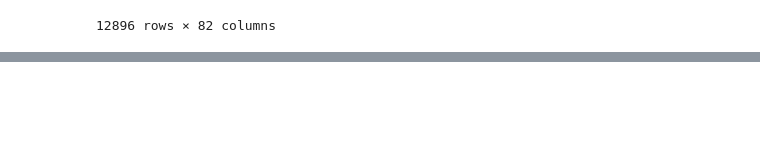
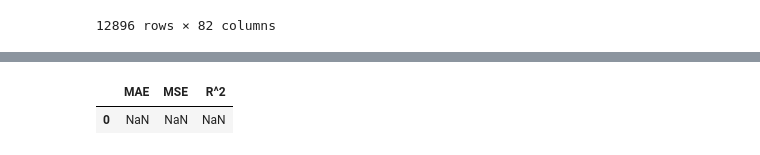
Before and after one commit to OliDeane/Sphere, a Jupyter notebook: Data_Prep.ipynb, the cells around one changed output, grey strips where cells are left out. Saved outputs shown, nothing was run; the diff lists cells and outputs as text; code cells hidden in the pictures; blank space fills up the shorter version.

Commit message:
workiing on fitting decision tree model, currently having some issues with NANs

```diff
--- a/Data_Prep.ipynb
+++ b/Data_Prep.ipynb
@@ -343,0 +343,5 @@ confident_training_data
+# %%
+feature_cols = confident_training_data.columns[:80]
+
+train_x = confident_training_data[feature_cols].values
+train_y = confident_training_data['max_label_encoded'].values
@@ -343,0 +371,6 @@ confident_training_data
+# %%
+X = np.asanyarray(train_x)
+y = np.asanyarray(train_y)
+#y = np.ravel(y)
+# %%
+scores = cross_validate(model, X, y, cv=5, scoring=("r2","neg_mean_absolute_error", "neg_mean_squared_error"))
@@ -343,0 +395,13 @@ confident_training_data
+# %%
+#Compute error metrics
+MAE = scores["test_neg_mean_absolute_error"].mean() * -1
+MSE = scores['test_neg_mean_absolute_error'].mean() * -1
+R2 = scores['test_r2'].mean()
+#Add error results to data frame
+results = {'MAE' : [MAE]  ,'MSE' : [MSE] , 'R^2': [R2]}
+res_d = pd.DataFrame(data=results)
+# %%
+res_d
+# %% [output]
+|  | MAE | MSE | R^2 |
+| 0 | NaN | NaN | NaN |
```
Also changed, not shown: parts of 12 cells of this notebook.
